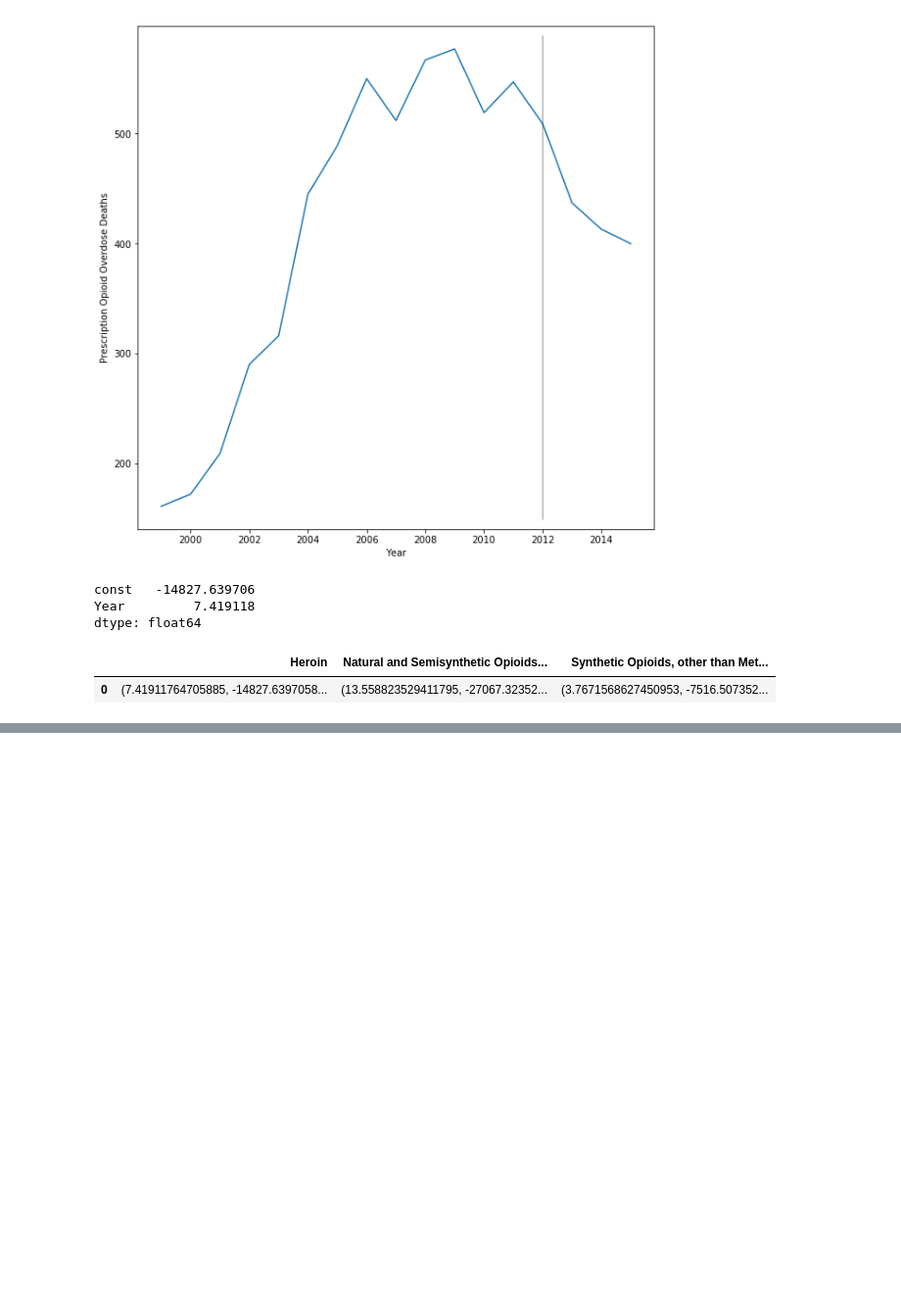
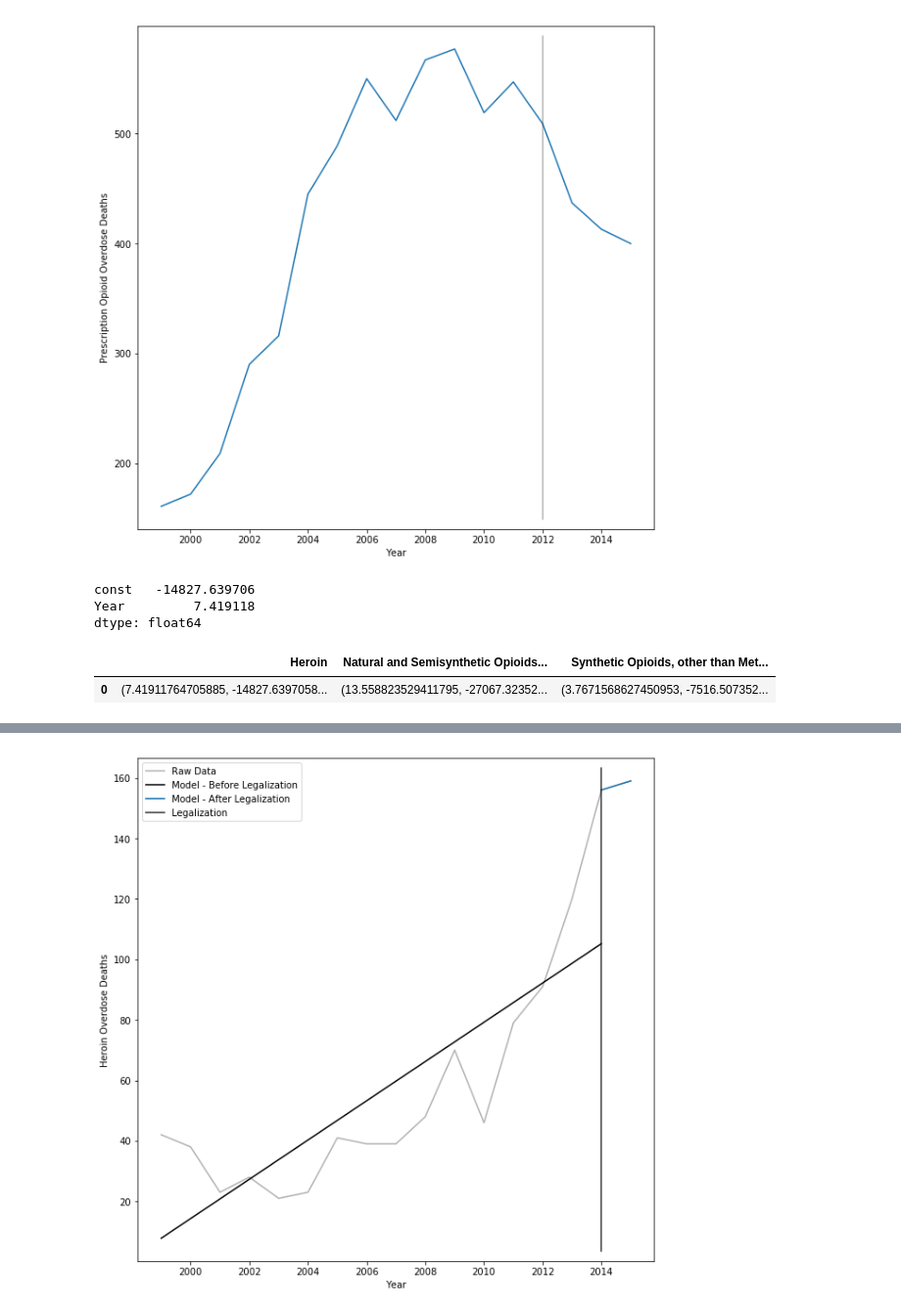
Before and after one commit to displaced-lobster/BDC2019, a Jupyter notebook: Recreational Cannabis.ipynb, the cells around one changed output, grey strips where cells are left out. Shown at 98% size. Saved outputs shown, nothing was run; the diff lists cells and outputs as text; code cells hidden in the pictures; blank space fills up the shorter version.

Commit message:
Add visualizations for prescription overdoses and crime rates.

```diff
--- a/Recreational Cannabis.ipynb
+++ b/Recreational Cannabis.ipynb
@@ -55,3 +53,7 @@ GREY = (0, 0, 0, 0.3)
+# %%
+GREY = (0, 0, 0, 0.3)
+GREY1 = (0.5, 0.5, 0.5, 0.5)
+DARKGREY = (0, 0, 0, 0.8)
 # %%
 plt.figure(figsize=(10, 10))
 for column in od_columns[2:]:
@@ -140,22 +142,22 @@ plt.show()
 # %%
 import statsmodels.api as sm
 
-def calculate_slopes(source, columns):
+def calculate_slopes(source, columns, year_label='Year'):
     data = []
     result_columns = []
     for column in columns:
-        if column == 'Year':
+        if column == year_label:
             continue
         result_columns.append(column)
 
         y = source[column]
-        x1 = source['Year']
+        x1 = source[year_label]
 
         x = sm.add_constant(x1)
 
         results = sm.OLS(y, x).fit()
 
-        m = results.params['Year']
+        m = results.params[year_label]
         b = results.params['const']
 
         data.append((m, b))
@@ -199,4 +201,4 @@ def make_model(lines, years):
             b = lines[column].iloc[0][1]
             data.append(m * year + b)
         results.append(data)
-    return pd.DataFrame(columns=['Year'] + lines.columns, data=results)
+    return pd.DataFrame(columns=['Year'] + lines.columns.tolist(), data=results)
@@ -205,0 +205,18 @@ def make_model(lines, years):
+# %%
+overdose_col_before_model = make_model(overdose_col_before_lines, [1999, 2014])
+overdose_col_after_model = make_model(overdose_col_after_lines, [2014, 2015])
+
+overdose_wash_before_model = make_model(overdose_wash_before_lines, [1999, 2012])
+overdose_wash_after_model = make_model(overdose_wash_after_lines, [2012, 2015])
+# %%
+plt.figure(figsize=(10, 10))
+ax = sns.lineplot(x='Year', y='Heroin', data=overdose_col, color=GREY, label='Raw Data')
+ax = sns.lineplot(x='Year', y='Heroin', data=overdose_col_before_model,
+                  label='Model - Before Legalization', color=(0, 0, 0))
+ax = sns.lineplot(x='Year', y='Heroin', data=overdose_col_after_model, label='Model - After Legalization')
+plt.axvline(2014, 0.02, 0.98, c=DARKGREY, label='Legalization')
+plt.ylabel('Heroin Overdose Deaths')
+plt.legend(loc='upper left')
+plt.show()
+# %% [output]
+[figure, added]
```
Also changed, not shown: parts of 16 cells of this notebook.
